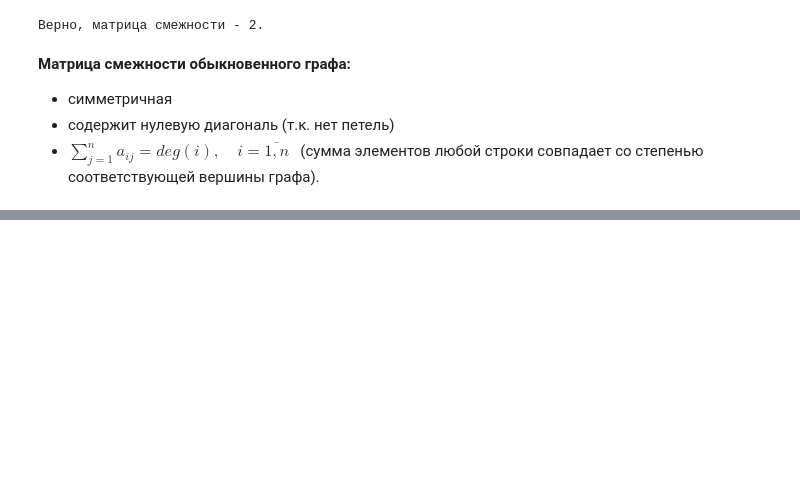
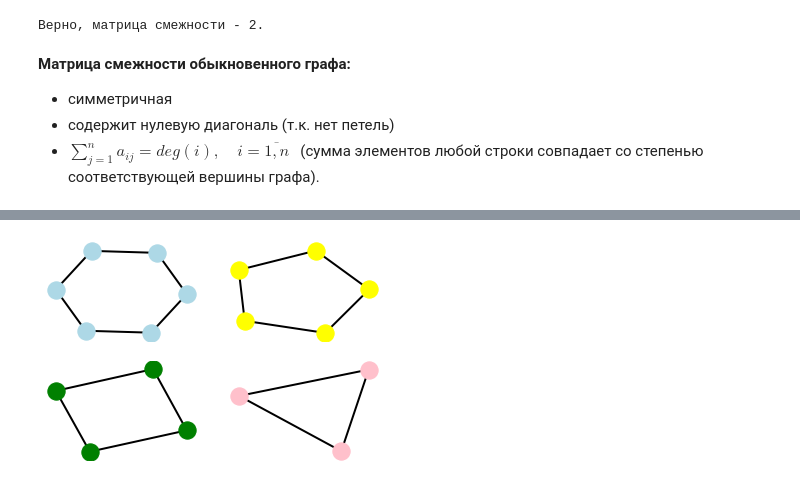
Before and after one commit to Oxanette/interactive_atg, a Jupyter notebook: Interactive_Tutorial_Chernykh.ipynb, the cells around one changed output, grey strips where cells are left out. Cells and saved outputs as stored; diff of their text form; code cells hidden in the pictures; blank space fills up the shorter version.

```diff
--- a/Interactive_Tutorial_Chernykh.ipynb
+++ b/Interactive_Tutorial_Chernykh.ipynb
@@ -192,0 +256,32 @@ $b_{ij} = \displaystyle\sum_{s=1}^nc_{is}\cdot a_{sj}$, где $c_{is} > 0$ и $
+# %%
+G_test = nx.Graph()
+G_test.add_nodes_from([1,2,3,4,5,6])
+G_test.add_edges_from([(1,2),(2,3),(3,4),(4,5),(5,6),(1,6)])
+G_next = nx.Graph()
+G_next.add_nodes_from([1,2,3,4,5])
+G_next.add_edges_from([(1,2),(2,3),(3,4),(4,5),(1,5)])
+G_next4 = nx.Graph()
+G_next4.add_nodes_from([1,2,3,4])
+G_next4.add_edges_from([(1,2),(2,3),(3,4),(1,4)])
+G_next3 = nx.Graph()
+G_next3.add_nodes_from([1,2,3])
+G_next3.add_edges_from([(1,2),(2,3),(1,3)])
+plt.subplot(221)
+options = {'node_color': "lightblue",
+          'width': 2,}
+nx.draw(G_test, **options, with_labels=False, font_weight='bold')
+plt.subplot(222)
+options = {'node_color': "yellow",
+          'width': 2,}
+nx.draw(G_next, **options, with_labels=False, font_weight='bold')
+plt.subplot(223)
+options = {'node_color': "green",
+          'width': 2,}
+nx.draw(G_next4, **options, with_labels=False, font_weight='bold')
+plt.subplot(224)
+options = {'node_color': "pink",
+          'width': 2,}
+nx.draw(G_next3, **options, with_labels=False, font_weight='bold')
+plt.show()
+# %% [output]
+[figure, added]
```
Also changed, not shown: parts of 11 cells of this notebook.
